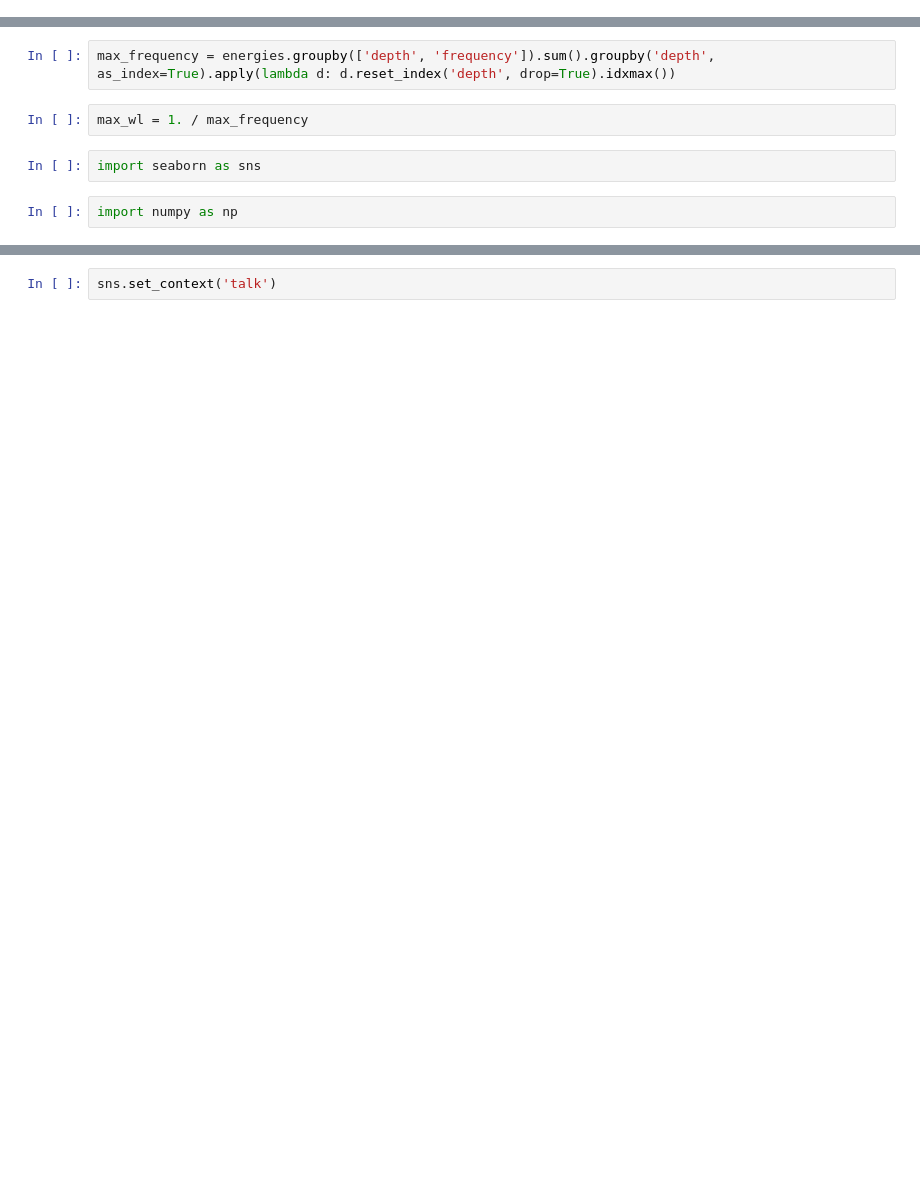
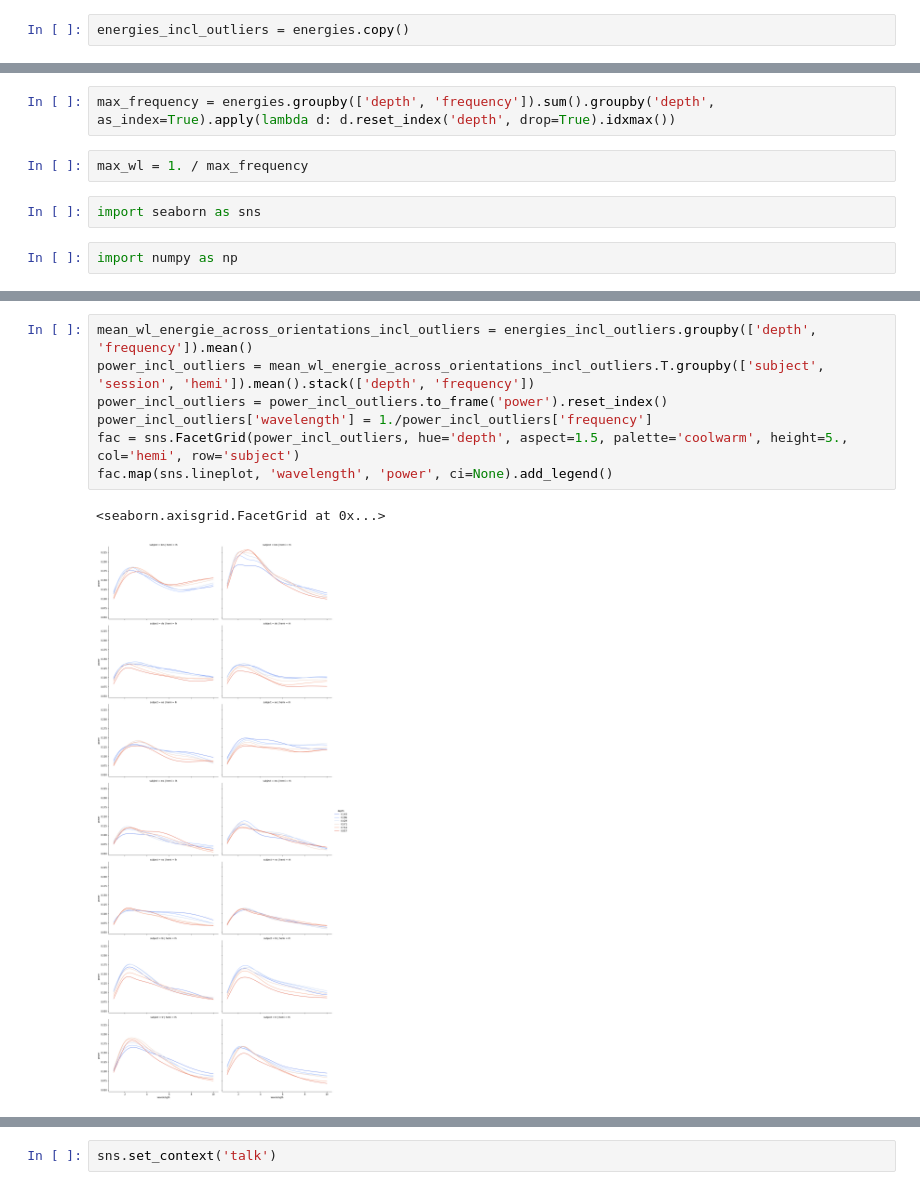
Before and after one commit to VU-Cog-Sci/odc_mapping, a Jupyter notebook: analysis/notebooks/Analyze spatial frequency on surface.ipynb, the cells around one changed output, grey strips where cells are left out. Drawn from its saved outputs; the diff is of its cells as text; blank space fills up the shorter version.

```diff
--- a/analysis/notebooks/Analyze spatial frequency on surface.ipynb
+++ b/analysis/notebooks/Analyze spatial frequency on surface.ipynb
@@ -79,4 +64,6 @@ energies = pd.concat(energies,
                      keys=[(d['subject'], d['session'], d['hemi']) for d in idx],
                      names=['subject', 'session', 'hemi', 'vertex'],
                      axis=1)
+# %%
+energies_incl_outliers = energies.copy()
 # %%
@@ -125,0 +125,10 @@ sns.catplot('depth', 'value', hue='hemi', data=tmp, ci=67, kind='point')
+# %%
+mean_wl_energie_across_orientations_incl_outliers = energies_incl_outliers.groupby(['depth', 'frequency']).mean()
+power_incl_outliers = mean_wl_energie_across_orientations_incl_outliers.T.groupby(['subject', 'session', 'hemi']).mean().stack(['depth', 'frequency'])
+power_incl_outliers = power_incl_outliers.to_frame('power').reset_index()
+power_incl_outliers['wavelength'] = 1./power_incl_outliers['frequency']
+fac = sns.FacetGrid(power_incl_outliers, hue='depth', aspect=1.5, palette='coolwarm', height=5., col='hemi', row='subject')
+fac.map(sns.lineplot, 'wavelength', 'power', ci=None).add_legend()
+# %% [output]
+<seaborn.axisgrid.FacetGrid at 0x...>
+[figure, added]
```
Also changed, not shown: parts of 31 cells of this notebook, 1 other file.
